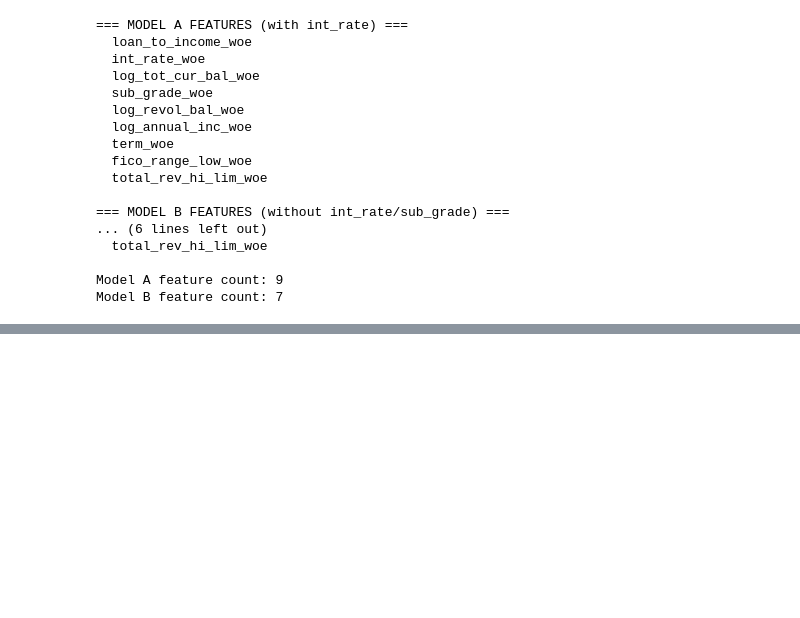
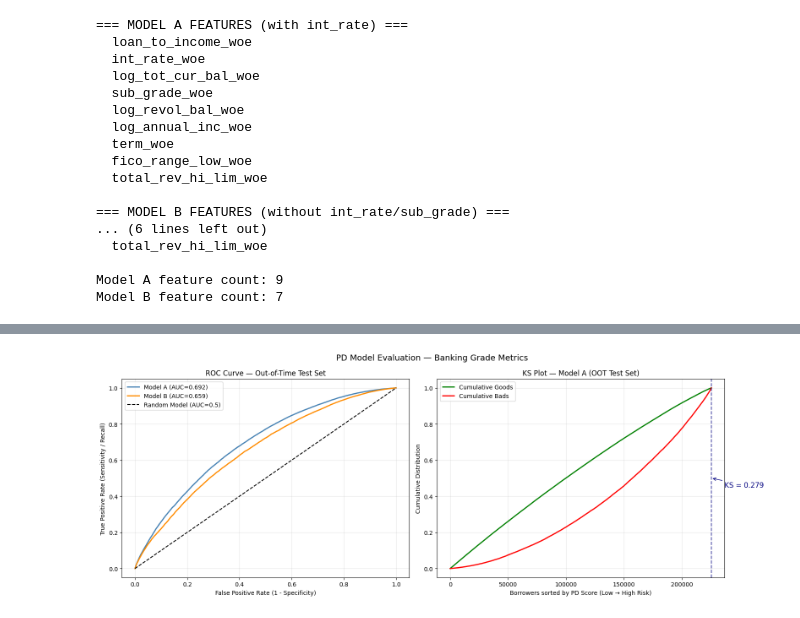
Before and after one commit to Gaurav-phatkare/Credit-Risk-Assessment-and-Default-Prediction-Framework, a Jupyter notebook: analysis_final.ipynb, the cells around one changed output, grey strips where cells are left out. Saved outputs shown, nothing was run; the diff lists cells and outputs as text; code cells hidden in the pictures; blank space fills up the shorter version.

```diff
--- a/analysis_final.ipynb
+++ b/analysis_final.ipynb
@@ -740,0 +904,48 @@ Model B feature count: 7
+# %%
+fig, axes = plt.subplots(1, 2, figsize=(16, 6))
+
+# ---- ROC Curve — both models on OOT ----
+ax = axes[0]
+for pd_scores, y_true, label, color in [
+    (pd_test_A, y_test, f'Model A (AUC={auc_A:.3f})', 'steelblue'),
+    (pd_test_B, y_test, f'Model B (AUC={auc_B:.3f})', 'darkorange')
+]:
+    fpr, tpr, _ = roc_curve(y_true, pd_scores)
+    ax.plot(fpr, tpr, label=label, color=color, lw=2)
+ax.plot([0,1],[0,1],'k--', label='Random Model (AUC=0.5)')
+ax.set_xlabel('False Positive Rate (1 - Specificity)')
+ax.set_ylabel('True Positive Rate (Sensitivity / Recall)')
+ax.set_title('ROC Curve — Out-of-Time Test Set')
+ax.legend()
+ax.grid(alpha=0.3)
+
+# ---- KS Plot — Model A on OOT ----
+ax = axes[1]
+# Sort by predicted PD score
+ks_df = pd.DataFrame({'pd': pd_test_A, 'target': y_test.values})
+ks_df = ks_df.sort_values('pd').reset_index(drop=True)
+n = len(ks_df)
+ks_df['cum_good'] = (ks_df['target'] == 0).cumsum() / (y_test == 0).sum()
+ks_df['cum_bad']  = (ks_df['target'] == 1).cumsum() / (y_test == 1).sum()
+ks_df['ks_diff']  = ks_df['cum_bad'] - ks_df['cum_good']
+ks_max_idx = ks_df['ks_diff'].idxmax()
+
+ax.plot(range(n), ks_df['cum_good'], color='green', label='Cumulative Goods', lw=2)
+ax.plot(range(n), ks_df['cum_bad'],  color='red',   label='Cumulative Bads',  lw=2)
+ax.axvline(x=ks_max_idx, color='navy', linestyle='--', alpha=0.7)
+ax.annotate(f'KS = {ks_A:.3f}', xy=(ks_max_idx, 0.5),
+            xytext=(ks_max_idx + n*0.05, 0.45),
+            arrowprops=dict(arrowstyle='->', color='navy'),
+            fontsize=12, color='navy')
+ax.set_xlabel('Borrowers sorted by PD Score (Low → High Risk)')
+ax.set_ylabel('Cumulative Distribution')
+ax.set_title('KS Plot — Model A (OOT Test Set)')
+ax.legend()
+ax.grid(alpha=0.3)
+
+plt.suptitle('PD Model Evaluation — Banking Grade Metrics', fontsize=14)
+plt.tight_layout()
+plt.savefig('pd_model_evaluation.png', dpi=150)
+plt.show()
+# %% [output]
+[figure, added]
```
Also changed, not shown: parts of 26 cells of this notebook.
